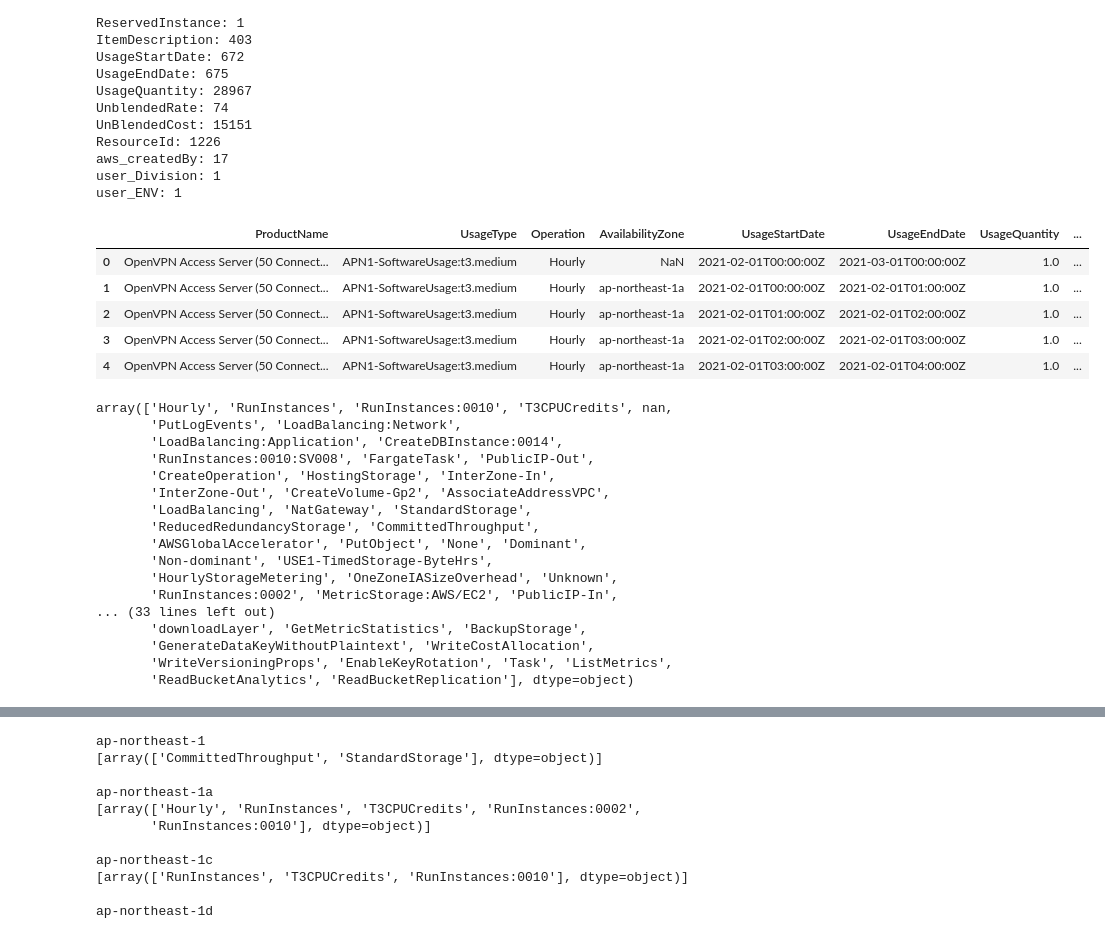
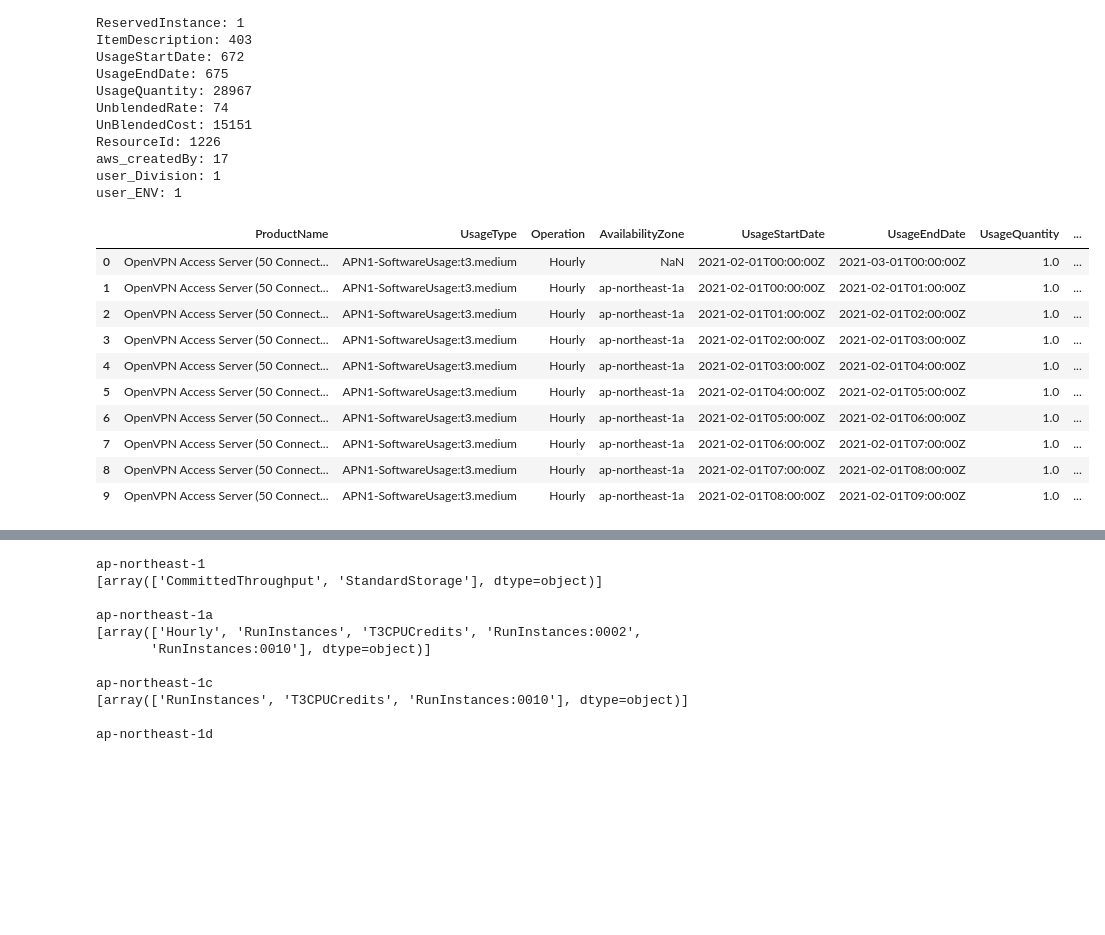
Before and after one commit to pauleezz/Cloud-Monitoring-AWS-Billing, a Jupyter notebook: Untitled.ipynb, the cells around one changed output, grey strips where cells are left out. Drawn from its saved outputs; the diff is of its cells as text; code cells hidden in the pictures; blank space fills up the shorter version.

```diff
--- a/Untitled.ipynb
+++ b/Untitled.ipynb
@@ -39,35 +39,20 @@ user_Division: 1
 user_ENV: 1
 # %%
 # drop the unique value
-df = df.drop(columns=['InvoiceID', 'PayerAccountId', 'LinkedAccountId', 'RecordId', 'ReservedInstance', 'user_Division', 'user_ENV'])
+df = df.drop(columns=['InvoiceID', 'PayerAccountId', 'LinkedAccountId', 'RecordId', 'ReservedInstance', 'user_Division', 'user_ENV','UnblendedRate'])
 # drop ItemDescription for already exist feature
 df = df.drop(columns=['ItemDescription'])
 
-df.head()
+df.head(10)
 # %% [output]
 |  | ProductName | UsageType | Operation | AvailabilityZone | UsageStartDate | UsageEndDate | UsageQuantity | ... |
 | 0 | OpenVPN Access Server (50 Connect... | APN1-SoftwareUsage:t3.medium | Hourly | NaN | 2021-02-01T00:00:00Z | 2021-03-01T00:00:00Z | 1.0 | ... |
 | 1 | OpenVPN Access Server (50 Connect... | APN1-SoftwareUsage:t3.medium | Hourly | ap-northeast-1a | 2021-02-01T00:00:00Z | 2021-02-01T01:00:00Z | 1.0 | ... |
 | 2 | OpenVPN Access Server (50 Connect... | APN1-SoftwareUsage:t3.medium | Hourly | ap-northeast-1a | 2021-02-01T01:00:00Z | 2021-02-01T02:00:00Z | 1.0 | ... |
 | 3 | OpenVPN Access Server (50 Connect... | APN1-SoftwareUsage:t3.medium | Hourly | ap-northeast-1a | 2021-02-01T02:00:00Z | 2021-02-01T03:00:00Z | 1.0 | ... |
 | 4 | OpenVPN Access Server (50 Connect... | APN1-SoftwareUsage:t3.medium | Hourly | ap-northeast-1a | 2021-02-01T03:00:00Z | 2021-02-01T04:00:00Z | 1.0 | ... |
+| 5 | OpenVPN Access Server (50 Connect... | APN1-SoftwareUsage:t3.medium | Hourly | ap-northeast-1a | 2021-02-01T04:00:00Z | 2021-02-01T05:00:00Z | 1.0 | ... |
+| 6 | OpenVPN Access Server (50 Connect... | APN1-SoftwareUsage:t3.medium | Hourly | ap-northeast-1a | 2021-02-01T05:00:00Z | 2021-02-01T06:00:00Z | 1.0 | ... |
+| 7 | OpenVPN Access Server (50 Connect... | APN1-SoftwareUsage:t3.medium | Hourly | ap-northeast-1a | 2021-02-01T06:00:00Z | 2021-02-01T07:00:00Z | 1.0 | ... |
+| 8 | OpenVPN Access Server (50 Connect... | APN1-SoftwareUsage:t3.medium | Hourly | ap-northeast-1a | 2021-02-01T07:00:00Z | 2021-02-01T08:00:00Z | 1.0 | ... |
+| 9 | OpenVPN Access Server (50 Connect... | APN1-SoftwareUsage:t3.medium | Hourly | ap-northeast-1a | 2021-02-01T08:00:00Z | 2021-02-01T09:00:00Z | 1.0 | ... |
-# %%
-df['Operation'].unique()
-# %% [output]
-array(['Hourly', 'RunInstances', 'RunInstances:0010', 'T3CPUCredits', nan,
-       'PutLogEvents', 'LoadBalancing:Network',
-       'LoadBalancing:Application', 'CreateDBInstance:0014',
-       'RunInstances:0010:SV008', 'FargateTask', 'PublicIP-Out',
-       'CreateOperation', 'HostingStorage', 'InterZone-In',
-       'InterZone-Out', 'CreateVolume-Gp2', 'AssociateAddressVPC',
-       'LoadBalancing', 'NatGateway', 'StandardStorage',
-       'ReducedRedundancyStorage', 'CommittedThroughput',
-       'AWSGlobalAccelerator', 'PutObject', 'None', 'Dominant',
-       'Non-dominant', 'USE1-TimedStorage-ByteHrs',
-       'HourlyStorageMetering', 'OneZoneIASizeOverhead', 'Unknown',
-       'RunInstances:0002', 'MetricStorage:AWS/EC2', 'PublicIP-In',
-... (33 lines left out)
-       'downloadLayer', 'GetMetricStatistics', 'BackupStorage',
-       'GenerateDataKeyWithoutPlaintext', 'WriteCostAllocation',
-       'WriteVersioningProps', 'EnableKeyRotation', 'Task', 'ListMetrics',
-       'ReadBucketAnalytics', 'ReadBucketReplication'], dtype=object)
```
Also changed, not shown: parts of 20 cells of this notebook.
